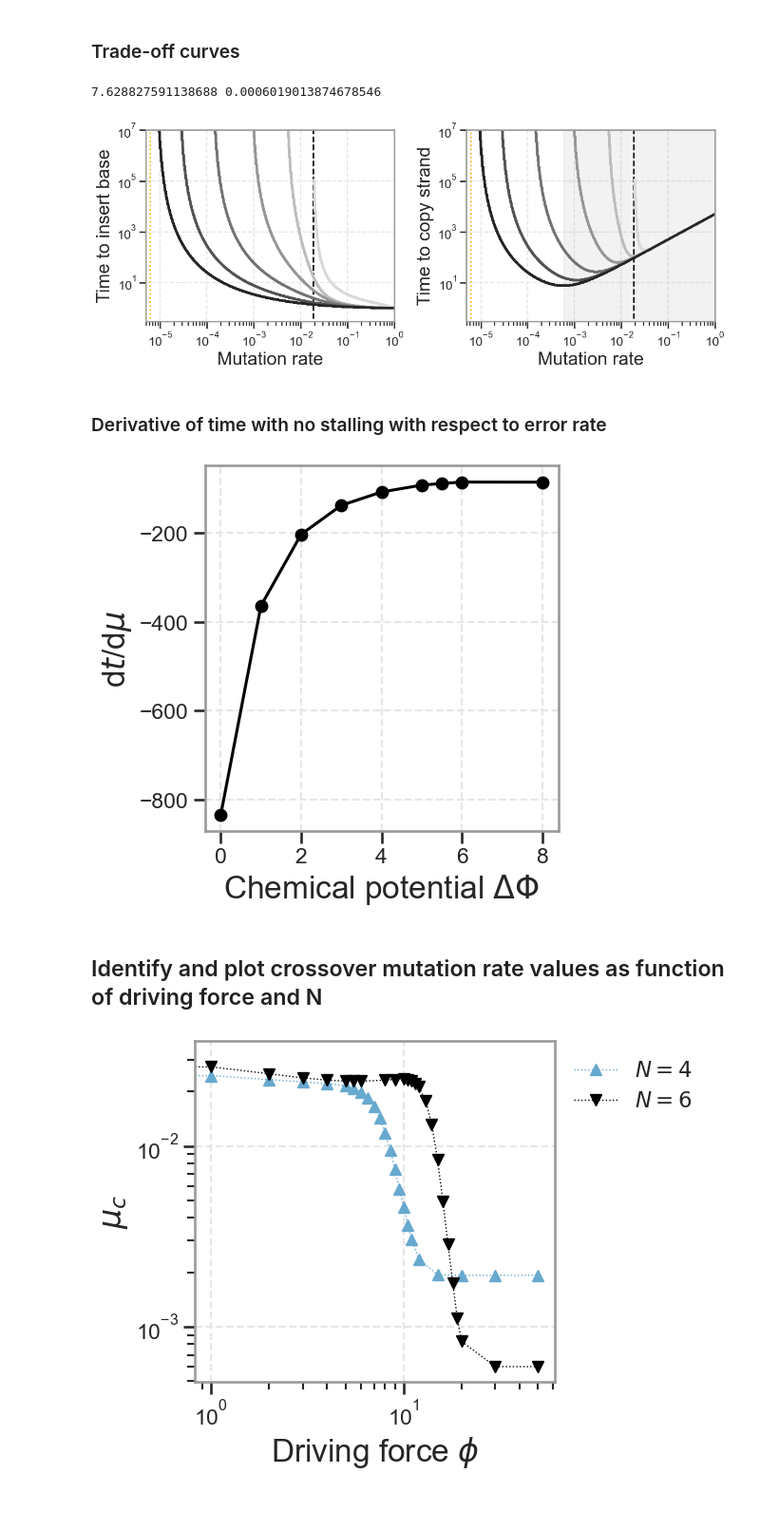
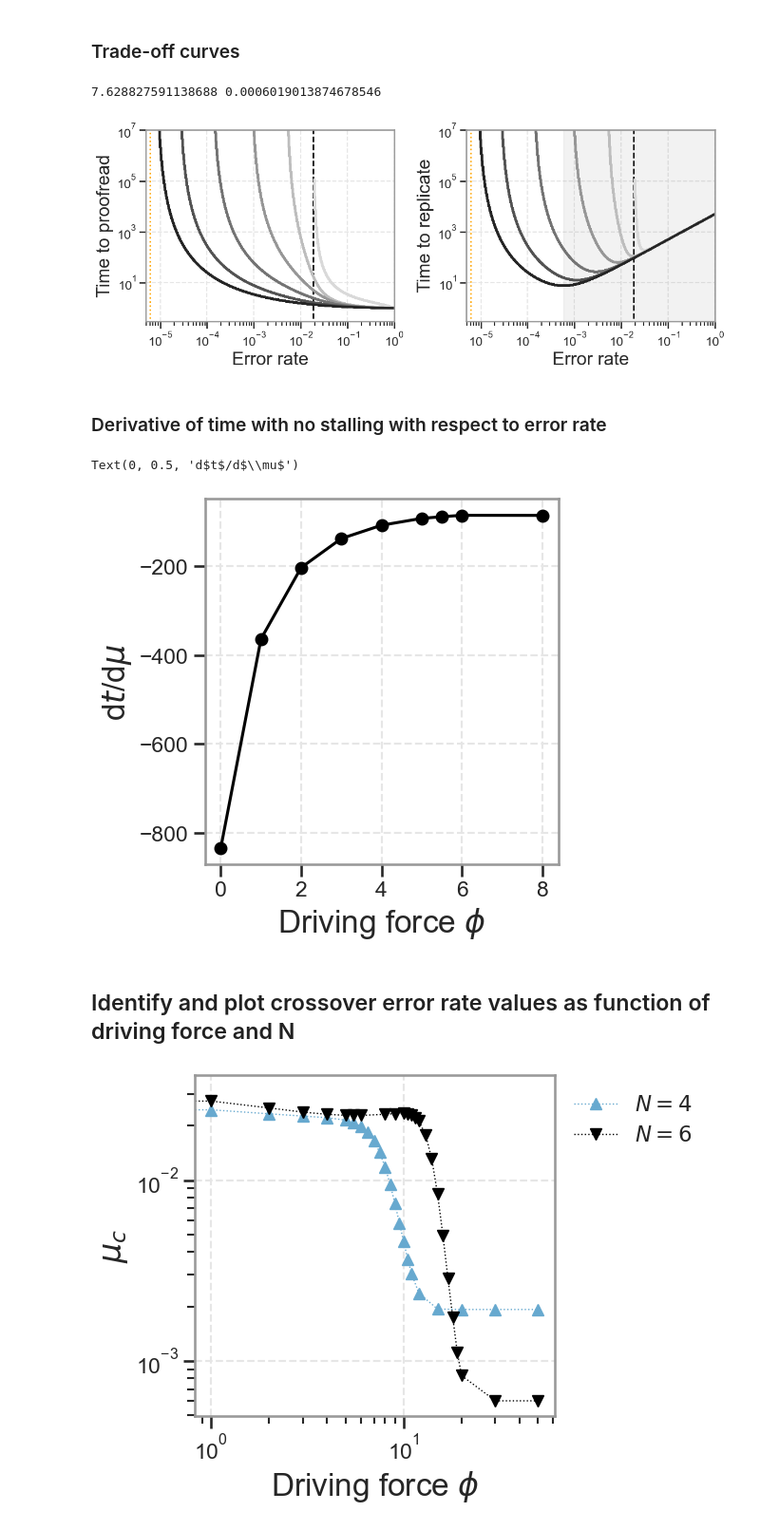
Before and after one commit to riccardoravasio/evolution-of-error-correction, a Jupyter notebook: kinetic_proofreading/20240802 Model of kinetic proofreading.ipynb, the cells around one changed output. Shown at 95% size. Drawn from its saved outputs; the diff is of its cells as text; code cells hidden in the pictures.

Commit message:
Renamed labels as error rates.

```diff
--- a/kinetic_proofreading/20240802 Model of kinetic proofreading.ipynb
+++ b/kinetic_proofreading/20240802 Model of kinetic proofreading.ipynb
@@ -274,12 +274,12 @@ ax[0].set_ylim([3e-1,1e7])
 ax[1].set_ylim([3e-1,1e7])
 ax[0].set_xlim([0.8*10**np.log10(np.exp(-3*delta)),1e0])
 ax[1].set_xlim([0.8*10**np.log10(np.exp(-3*delta)),1e0])
-ax[0].set_ylabel(r'Time to insert base')
-ax[0].set_xlabel(r'Mutation rate')
+ax[0].set_ylabel(r'Time to proofread')
+ax[0].set_xlabel(r'Error rate')
 ax[0].set_yscale('log')
 ax[0].set_xscale('log')
-ax[1].set_ylabel(r'Time to copy strand')
-ax[1].set_xlabel(r'Mutation rate')
+ax[1].set_ylabel(r'Time to replicate')
+ax[1].set_xlabel(r'Error rate')
 ax[1].set_yscale('log')
 ax[1].set_xscale('log')
 #leg = plt.legend(bbox_to_anchor=(1, 1), frameon=False)
@@ -288,7 +288,7 @@ plt.tight_layout()
 plt.show()
 # %% [output]
 7.628827591138688 0.0006019013874678546
-[figure, old version]
+[figure, new version]
 # %% [markdown]
 ### Derivative of time with no stalling with respect to error rate
 # %%
@@ -311,33 +311,34 @@ def compute_derivative(x,y):
 # %%
 dtdu = []
 list_phi = [0, 1,2,3,4,5,6,7, 8]
 th = [[0.02,0.0202], [0.04, 0.041]]
 
 for t in th:
     for j in range(len(list_phi)):
         xx = xN6[list_phi[j]]
         #yy = 1/np.asarray(np.asarray(yN6[list_phi[j]]))+t_stall*np.asarray(xN6[list_phi[j]])
         yy = 1/np.asarray(np.asarray(yRN6[list_phi[j]]))
         th_mul = t[0]
         th_muh = t[1]
         #th_mul = np.exp(-delta)
         #th_muh = 0.7e-1
         list_mu = np.where(np.logical_and(np.asarray(xx)>=th_mul, np.asarray(xx)<=th_muh))[0]
 
         n = list_mu[0]
         dtdu.append(compute_derivative([xx[n], xx[n+1]], [yy[n], yy[n+1]])[0])
 
 fig, ax = plt.subplots(1, 1, figsize=(4.8, 5))
 phi = [phi_list[list_phi[j]] for j in range(len(list_phi))]
 #ax.plot(phi, dtdu[0:len(list_phi)], '-ok')
 ax.plot(phi, dtdu[len(list_phi):2*len(list_phi)], '-ko')
-ax.set_xlabel(r'Chemical potential $\Delta\Phi$')
+ax.set_xlabel(r'Driving force $\phi$')
 ax.set_ylabel(r'd$t$/d$\mu$')
 #plt.savefig('derivative_dissipation.pdf')
 # %% [output]
+Text(0, 0.5, 'd$t$/d$\\mu$')
-[figure, old version]
+[figure, new version]
 # %% [markdown]
-## Identify and plot crossover mutation rate values as function of driving force and N
+## Identify and plot crossover error rate values as function of driving force and N
 # %%
 t_stall = 5e3
 mu_cN4 = []
```
Also changed, not shown: parts of 2 cells of this notebook.
